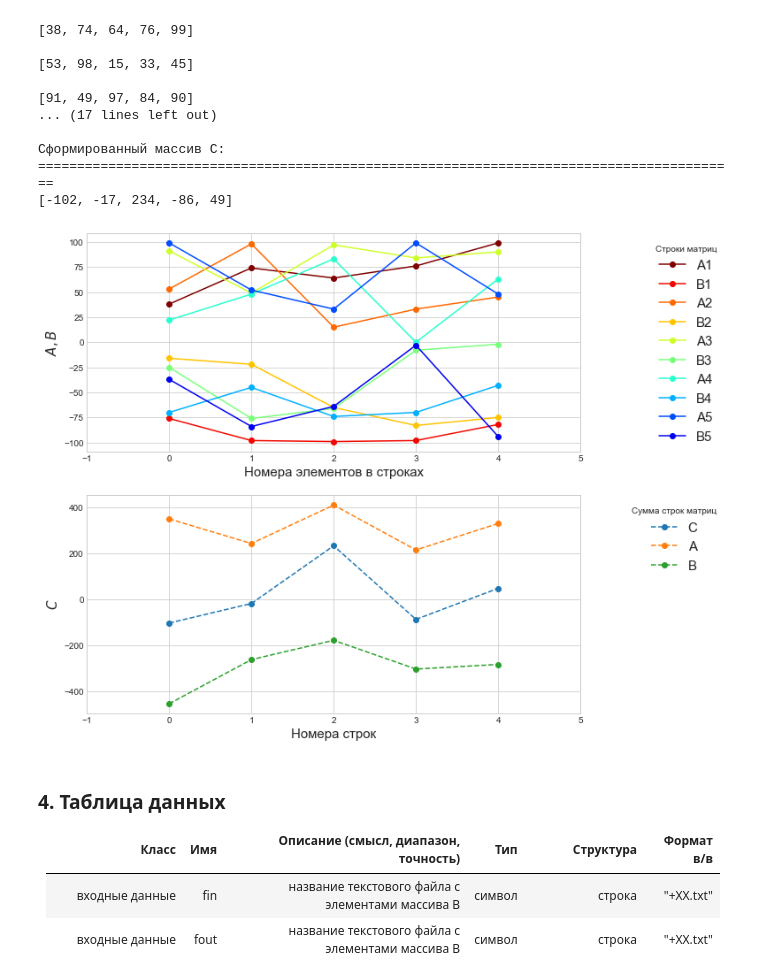
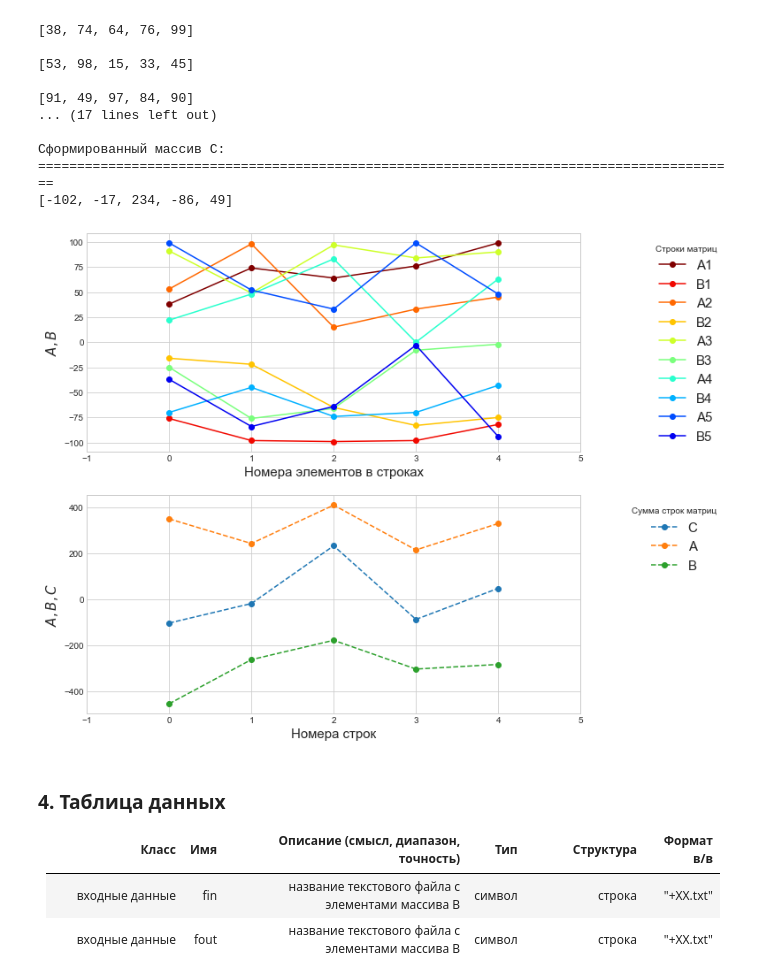
Before and after one commit to OlgaBelitskaya/math_20182019, a Jupyter notebook: program_standardcalc.ipynb, the cells around one changed output. Drawn from its saved outputs; the diff is of its cells as text; code cells hidden in the pictures.

```diff
--- a/program_standardcalc.ipynb
+++ b/program_standardcalc.ipynb
@@ -202,32 +202,32 @@ with open(fout, 'w') as f:
 # %%
 f = pylab.figure(figsize=(10,10))
 ax1 = f.add_subplot(2, 1, 1)
 ax2 = f.add_subplot(2, 1, 2)
 bwr = pylab.cm.get_cmap('jet_r')
 
 for i in range(len(B)):
     ax1.plot(range(len(A[i])), A[i], '-o',
                c=bwr(2*i/10), label='A' + str(i+1))
     ax1.plot(range(len(B[i])), B[i], '-o',
                c=bwr((2*i+1)/10), label='B' + str(i+1))
 ax1.legend(title='Строки матриц', fontsize=15,
            shadow=True, bbox_to_anchor=(1.3,1.0))
 ax1.set_xticks(range(-1, len(C)+1), range(len(C)+2))
 ax1.set_xlabel('Номера элементов в строках', fontsize=15)
 ax1.set_ylabel(r'$A, B$', fontsize=15)
 
 ax2.plot(range(len(C)), C, '-o', label='C', ls='--')
 ax2.plot(range(len(C)), [sum(A[i]) for i in range(len(C))],
          '-o', label='A', ls='--')
 ax2.plot(range(len(C)), [sum(B[i]) for i in range(len(C))],
          '-o', label='B', ls='--')
 ax2.legend(title='Сумма строк матриц', fontsize=15,
            shadow=True, bbox_to_anchor=(1.3,1.0))
 ax2.set_xticks(range(-1, len(C)+1), range(len(C)+2))
 ax2.set_xlabel('Номера строк', fontsize=15)
-ax2.set_ylabel(r'$C$', fontsize=15);
+ax2.set_ylabel(r'$A,B,C$', fontsize=15);
 # %% [output]
-[figure, old version]
+[figure, new version]
 # %% [markdown]
 ### 4. Таблица данных
 
```
Also changed, not shown: parts of 1 cell of this notebook.
